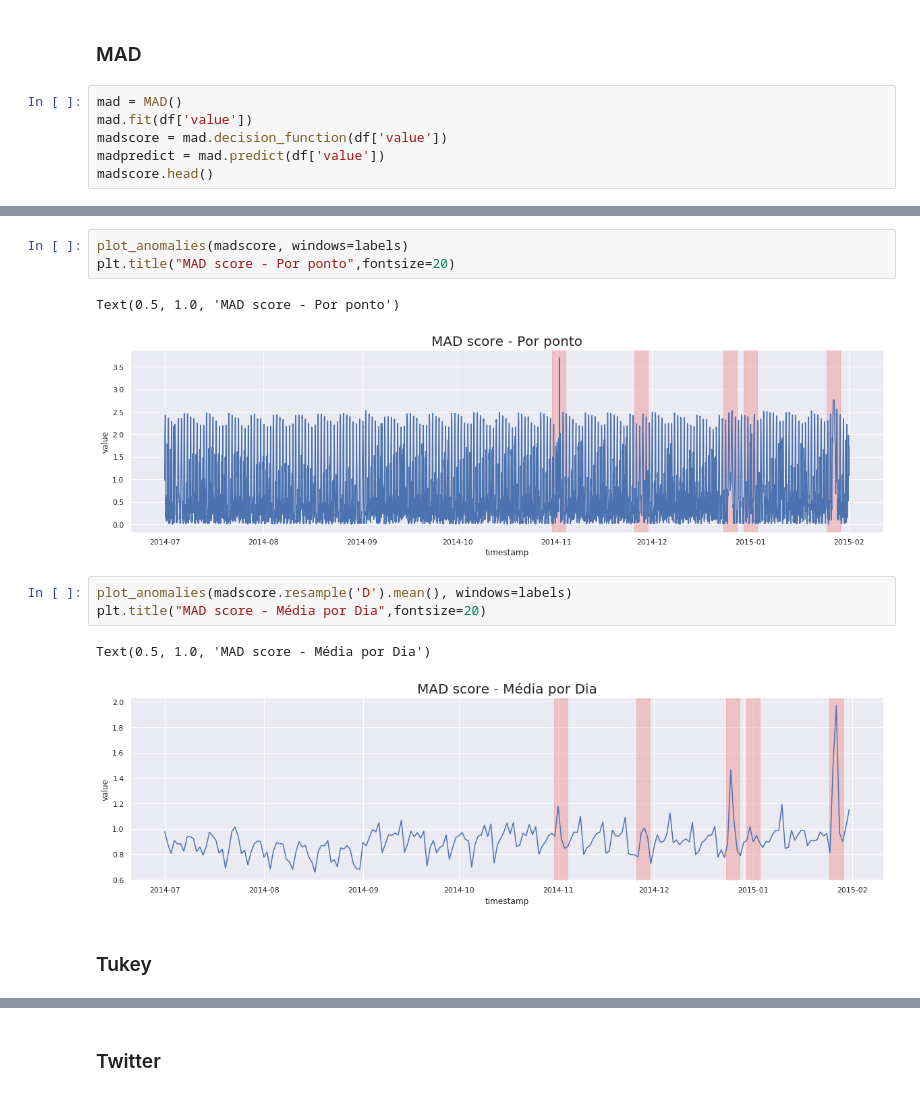
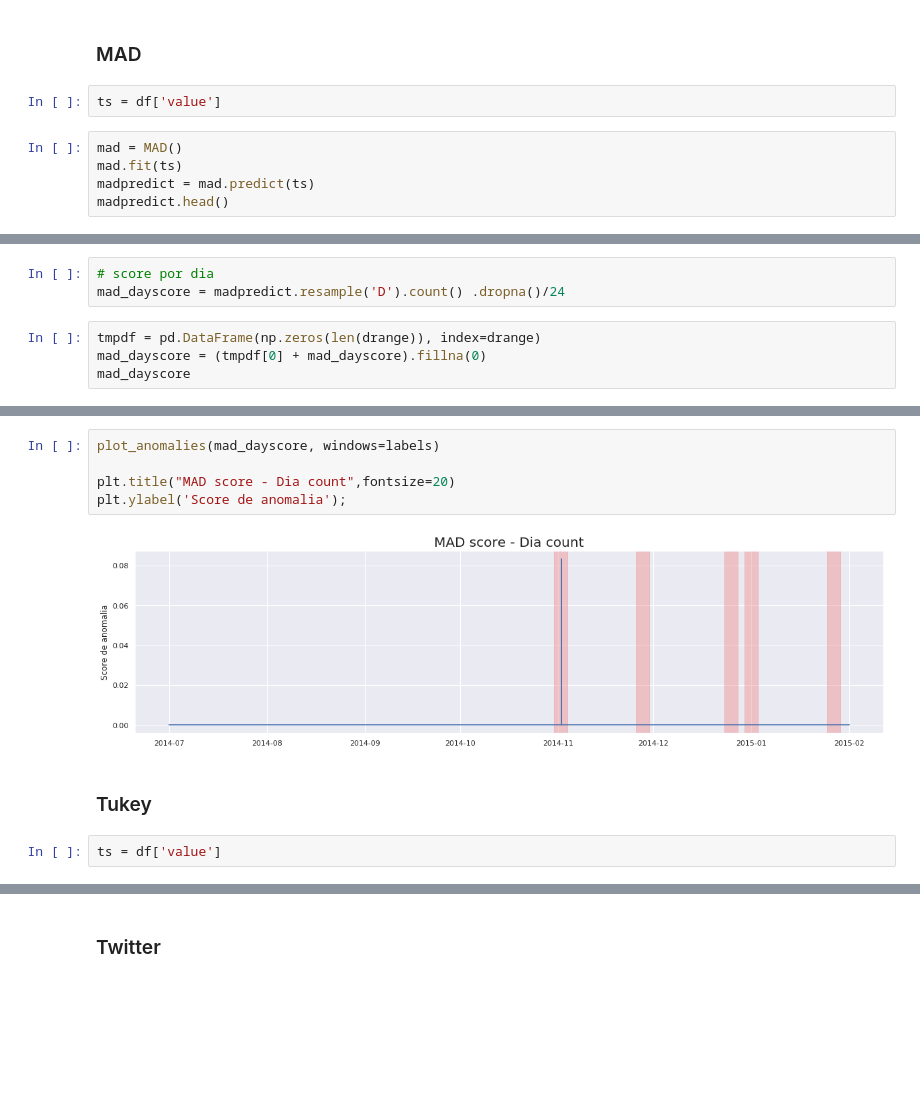
Before and after one commit to Fillipedem/Comparacao-algoritmos-de-deteccao-de-anomalias, a Jupyter notebook: 5 - NYC Taxi.ipynb, the cells around one changed output, grey strips where cells are left out. Drawn from its saved outputs; the diff is of its cells as text; blank space fills up the shorter version.

```diff
--- a/5 - NYC Taxi.ipynb
+++ b/5 - NYC Taxi.ipynb
@@ -83,11 +85,12 @@ df.plot(figsize=(20, 5))
 ## Algoritmos
 # %% [markdown]
 ### MAD
+# %%
+ts = df['value']
 # %%
 mad = MAD()
-mad.fit(df['value'])
-madscore = mad.decision_function(df['value'])
-madpredict = mad.predict(df['value'])
-madscore.head()
+mad.fit(ts)
+madpredict = mad.predict(ts)
+madpredict.head()
 # %% [output]
 timestamp
@@ -99,0 +100,7 @@ Name: value, dtype: float64
+# %%
+# score por dia
+mad_dayscore = madpredict.resample('D').count() .dropna()/24
+# %%
+tmpdf = pd.DataFrame(np.zeros(len(drange)), index=drange)
+mad_dayscore = (tmpdf[0] + mad_dayscore).fillna(0)
+mad_dayscore
@@ -100,16 +120,13 @@ Name: value, dtype: float64
 # %%
-plot_anomalies(madscore, windows=labels)
-plt.title("MAD score - Por ponto",fontsize=20)
+plot_anomalies(mad_dayscore, windows=labels)
+
+plt.title("MAD score - Dia count",fontsize=20)
+plt.ylabel('Score de anomalia');
 # %% [output]
-Text(0.5, 1.0, 'MAD score - Por ponto')
-[figure, old version]
+[figure, new version]
-# %%
-plot_anomalies(madscore.resample('D').mean(), windows=labels)
-plt.title("MAD score - Média por Dia",fontsize=20)
-# %% [output]
-Text(0.5, 1.0, 'MAD score - Média por Dia')
-[figure, removed]
 # %% [markdown]
 ### Tukey
+# %%
+ts = df['value']
 # %%
 tu = Tukey()
```
Also changed, not shown: parts of 23 cells of this notebook, 8 other files.
